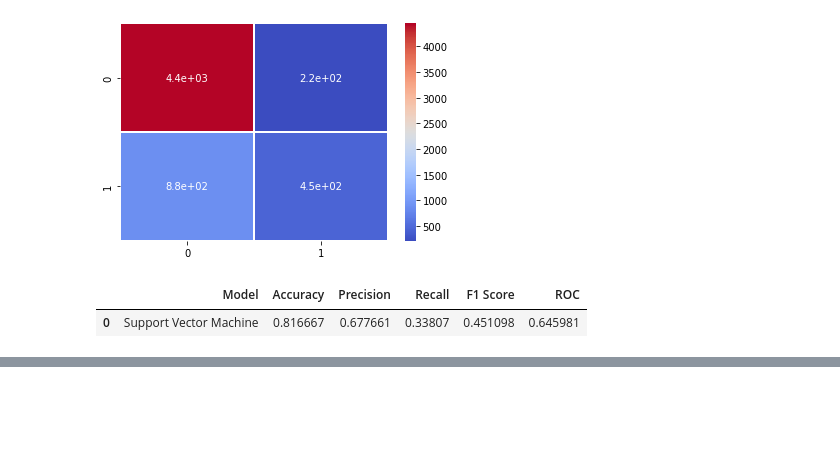
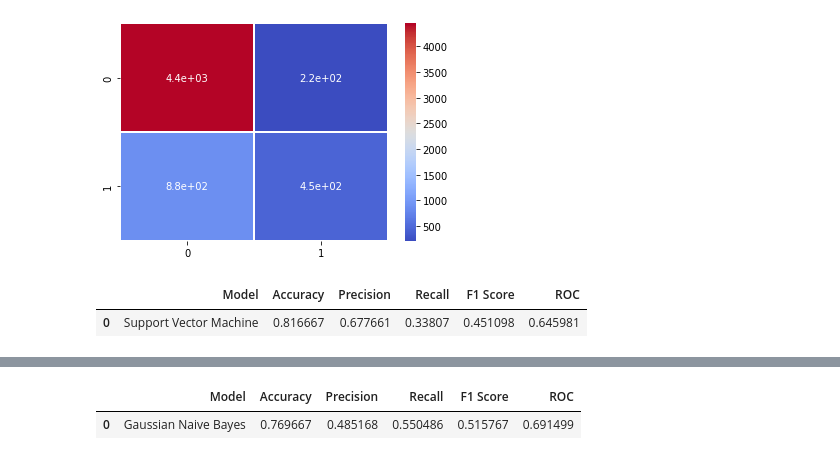
Before and after one commit to AnkitPatel745/Credit-Card-Default-Prediction-Capstone-Project, a Jupyter notebook: Credit_Card_Default_Prediction_Capstone_Project.ipynb, the cells around one changed output, grey strips where cells are left out. Cells and saved outputs as stored; diff of their text form; code cells hidden in the pictures; blank space fills up the shorter version.

```diff
--- a/Credit_Card_Default_Prediction_Capstone_Project.ipynb
+++ b/Credit_Card_Default_Prediction_Capstone_Project.ipynb
@@ -1046,0 +1069,14 @@ model
+# %%
+from sklearn.metrics import  accuracy_score, f1_score, precision_score, recall_score, roc_auc_score
+roc=roc_auc_score(y_test, y_pred)
+acc = accuracy_score(y_test, y_pred)
+prec = precision_score(y_test, y_pred)
+rec = recall_score(y_test, y_pred)
+f1 = f1_score(y_test, y_pred)
+
+model= pd.DataFrame([['Gaussian Naive Bayes', acc,prec,rec, f1,roc]],
+               columns = ['Model', 'Accuracy', 'Precision', 'Recall', 'F1 Score','ROC'])
+model
+# %% [output]
+|  | Model | Accuracy | Precision | Recall | F1 Score | ROC |
+| 0 | Gaussian Naive Bayes | 0.769667 | 0.485168 | 0.550486 | 0.515767 | 0.691499 |
```
Also changed, not shown: parts of 22 cells of this notebook.
